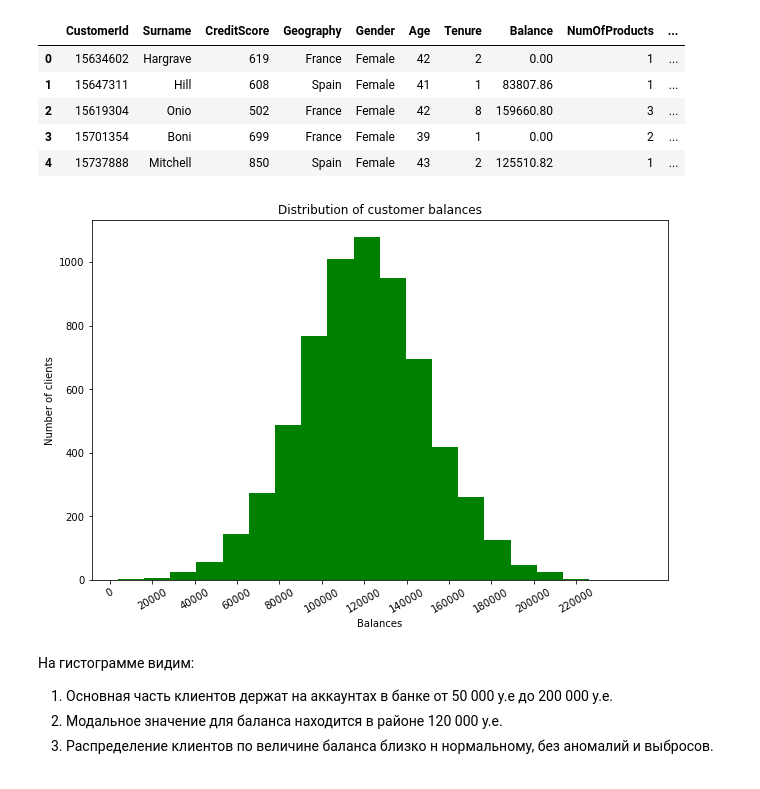
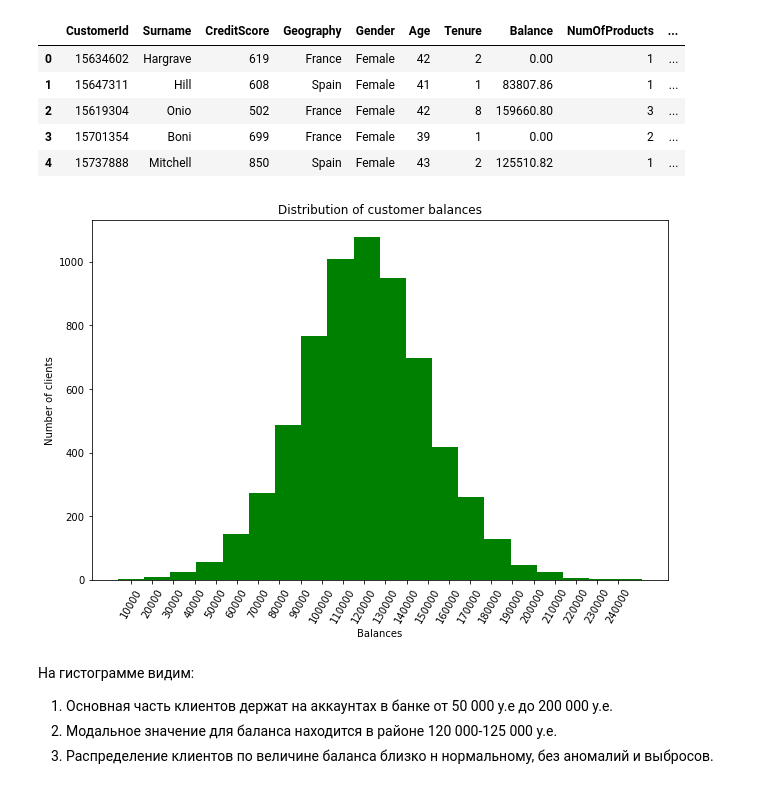
Before and after one commit to FreeRadical1320/sf_data_science, a Jupyter notebook: practice/PYTHON-13 Visualisation.ipynb, the cells around one changed output. Saved outputs shown, nothing was run; the diff lists cells and outputs as text; code cells hidden in the pictures.

```diff
--- a/practice/PYTHON-13 Visualisation.ipynb
+++ b/practice/PYTHON-13 Visualisation.ipynb
@@ -126,21 +126,21 @@ churn_data.head()
 # %%
 mask_income = churn_data["Balance"] >= 2500
 
 #визуализация главного графика
 fig = plt.figure(figsize=(8, 5))
 main_axes = fig.add_axes([0, 0, 1, 1])
 main_axes.hist(
     x=churn_data[mask_income]["Balance"], label=["Distribution of customer balances"], color="green", bins=20
 );
 main_axes.set_title("Distribution of customer balances");
 main_axes.set_xlabel('Balances')
 main_axes.set_ylabel('Number of clients')
-main_axes.set_xticks([0, 20000, 40000, 60000, 80000, 100000, 120000, 140000, 160000, 180000, 200000, 220000])
-main_axes.xaxis.set_tick_params(rotation=30)
+main_axes.set_xticks([x*10000 for x in range(1, 25)])
+main_axes.xaxis.set_tick_params(rotation=60)
 # %% [output]
-[figure, old version]
+[figure, new version]
 # %% [markdown]
 На гистограмме видим:
 1. Основная часть клиентов держат на аккаунтах в банке от 50 000 у.е до 200 000 у.е.
-2. Модальное значение для баланса находится в районе 120 000 у.е.
+2. Модальное значение для баланса находится в районе 120 000-125 000 у.е.
 3. Распределение клиентов по величине баланса близко н нормальному, без аномалий и выбросов.
```
